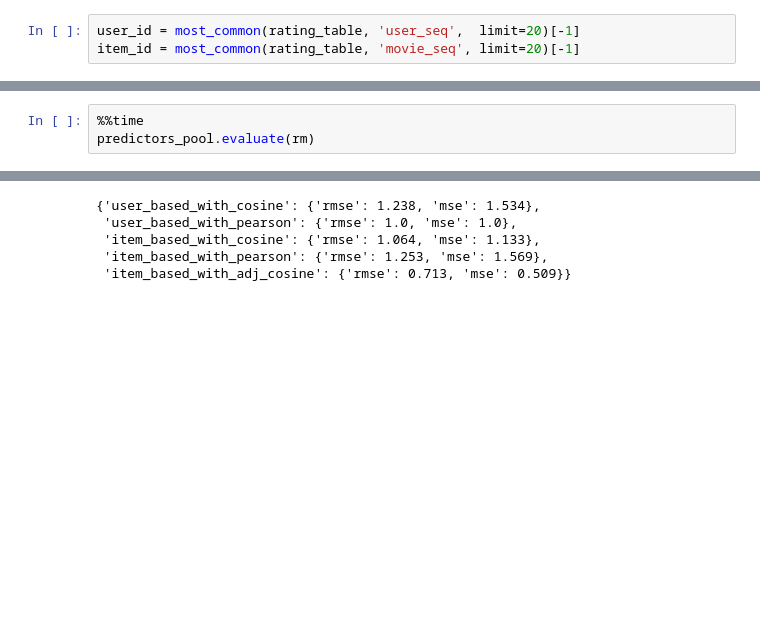
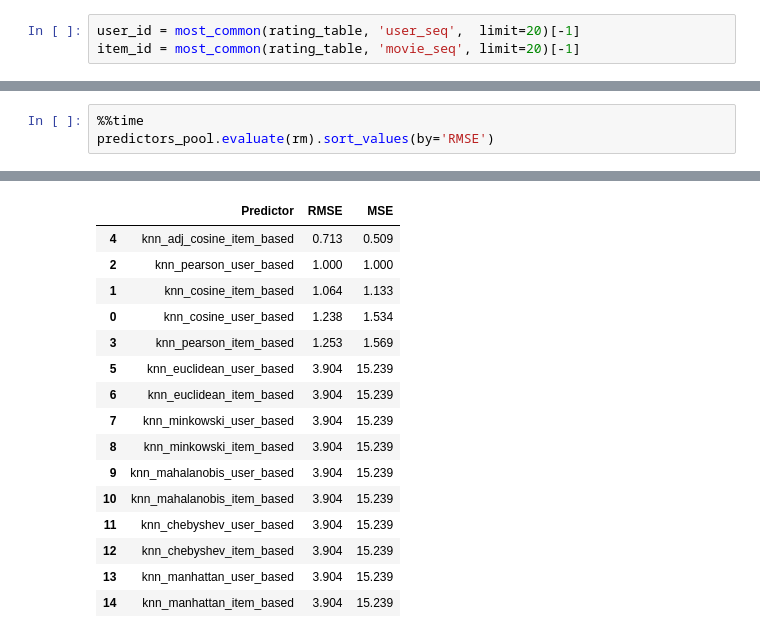
Before and after one commit to adrianmarino/cf-rec-sys-examples, a Jupyter notebook: cf_rec_sys_examples.ipynb, the cells around one changed output, grey strips where cells are left out. Drawn from its saved outputs; the diff is of its cells as text; blank space fills up the shorter version.

```diff
--- a/cf_rec_sys_examples.ipynb
+++ b/cf_rec_sys_examples.ipynb
@@ -416,5 +454,5 @@ Wall time: 70.3 ms
  3.5)
 # %%
 %%time
-predictors_pool.evaluate(rm)
+predictors_pool.evaluate(rm).sort_values(by='RMSE')
 # %% [output]
@@ -423,5 +461,16 @@ Wall time: 1min 48s
-{'user_based_with_cosine': {'rmse': 1.238, 'mse': 1.534},
- 'user_based_with_pearson': {'rmse': 1.0, 'mse': 1.0},
- 'item_based_with_cosine': {'rmse': 1.064, 'mse': 1.133},
- 'item_based_with_pearson': {'rmse': 1.253, 'mse': 1.569},
- 'item_based_with_adj_cosine': {'rmse': 0.713, 'mse': 0.509}}
+|  | Predictor | RMSE | MSE |
+| 4 | knn_adj_cosine_item_based | 0.713 | 0.509 |
+| 2 | knn_pearson_user_based | 1.000 | 1.000 |
+| 1 | knn_cosine_item_based | 1.064 | 1.133 |
+| 0 | knn_cosine_user_based | 1.238 | 1.534 |
+| 3 | knn_pearson_item_based | 1.253 | 1.569 |
+| 5 | knn_euclidean_user_based | 3.904 | 15.239 |
+| 6 | knn_euclidean_item_based | 3.904 | 15.239 |
+| 7 | knn_minkowski_user_based | 3.904 | 15.239 |
+| 8 | knn_minkowski_item_based | 3.904 | 15.239 |
+| 9 | knn_mahalanobis_user_based | 3.904 | 15.239 |
+| 10 | knn_mahalanobis_item_based | 3.904 | 15.239 |
+| 11 | knn_chebyshev_user_based | 3.904 | 15.239 |
+| 12 | knn_chebyshev_item_based | 3.904 | 15.239 |
+| 13 | knn_manhattan_user_based | 3.904 | 15.239 |
+| 14 | knn_manhattan_item_based | 3.904 | 15.239 |
```
Also changed, not shown: parts of 15 cells of this notebook, 10 other files.
